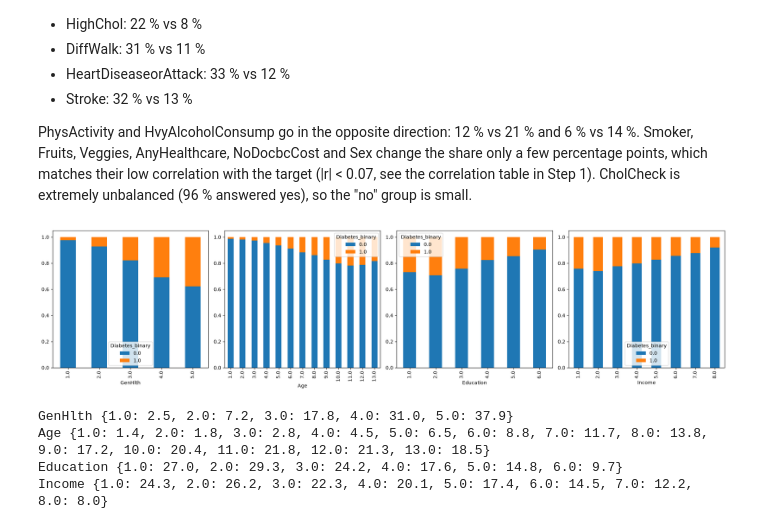
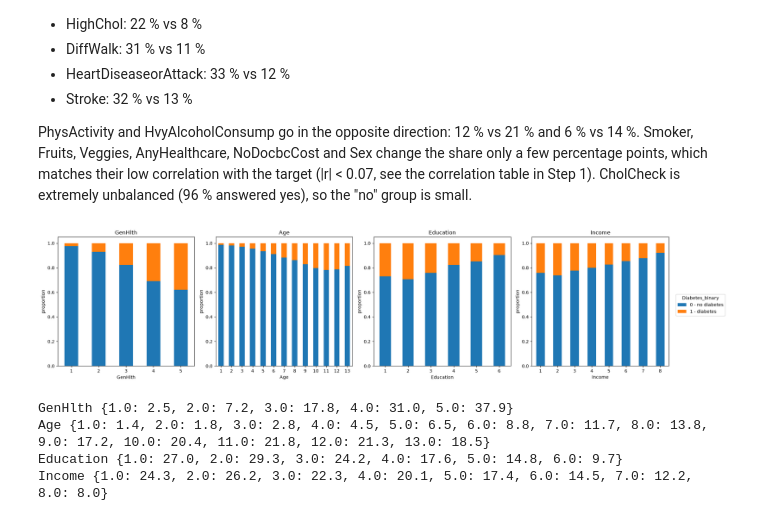
Before and after one commit to Amirus11/IE500618-Assignment-2-Diabetes-Classification, a Jupyter notebook: notebooks/eda.ipynb, the cells around one changed output. Cells and saved outputs as stored; diff of their text form; code cells hidden in the pictures.

```diff
--- a/notebooks/eda.ipynb
+++ b/notebooks/eda.ipynb
@@ -149,16 +142,20 @@ binary_features = [
     "DiffWalk",
     "Sex"
 ]
+class_labels = ["0 - no diabetes", "1 - diabetes"]
 
-fig, ax = plt.subplots(1, len(binary_features), figsize=(5*len(binary_features), 5))
+fig, ax = plt.subplots(3, 5, figsize=(20, 12))
 
-for a, col in zip(ax, binary_features):
+for a, col in zip(ax.flat, binary_features):
 
     # 1. Normalize by index so each column bar sums to 1.0 (100%)
     ct = pd.crosstab(df[col], df["Diabetes_binary"], normalize="index")
+    ct.columns = class_labels
 
     # 2. Plot the stacked bar
-    ct.plot(kind="bar", stacked=True, ax=a)
+    ct.plot(kind="bar", stacked=True, ax=a, legend=False, rot=0)
+    a.set_title(col)
+    a.set_ylabel("proportion")
 
     # 3. Loop through bars to add percentage text labels
     for container in a.containers:
@@ -169,7 +166,10 @@ for a, col in zip(ax, binary_features):
         # Center the text inside each bar segment
         a.bar_label(container, labels=labels, label_type="center", color="white", fontweight="bold")
 
-plt.suptitle("")
+# Hide the unused subplot and show one shared legend
+ax.flat[-1].axis("off")
+handles, labels = ax.flat[0].get_legend_handles_labels()
+fig.legend(handles, labels, loc="lower right", title="Diabetes_binary")
 plt.tight_layout()
 plt.show()
 # %% [output]
@@ -188,18 +188,23 @@ PhysActivity and HvyAlcoholConsump go in the opposite direction: 12 % vs 21 % an
 # %%
 ordinal_features = ["GenHlth", "Age", "Education", "Income"]
 
 fig, ax = plt.subplots(1, len(ordinal_features), figsize=(5*len(ordinal_features), 5))
 
-for  a, col in zip(ax, ordinal_features):
+for a, col in zip(ax, ordinal_features):
     ct = pd.crosstab(df[col], df['Diabetes_binary'], normalize='index')
+    ct.columns = class_labels
+    ct.index = ct.index.astype(int)
 
-    ax = ct.plot(kind='bar', stacked=True, ax = a)
+    ct.plot(kind='bar', stacked=True, ax=a, legend=False, rot=0)
+    a.set_title(col)
+    a.set_ylabel("proportion")
 
-plt.suptitle("")
+handles, labels = ax[0].get_legend_handles_labels()
+fig.legend(handles, labels, loc="center left", bbox_to_anchor=(1.0, 0.5), title="Diabetes_binary")
 plt.tight_layout()
 plt.show()
 # %% [output]
-[figure, old version]
+[figure, new version]
 # %%
 # Proportion of class 1 within each category of the ordered features
 for col in ordinal_features:
```
Also changed, not shown: parts of 3 cells of this notebook, 2 other files.
